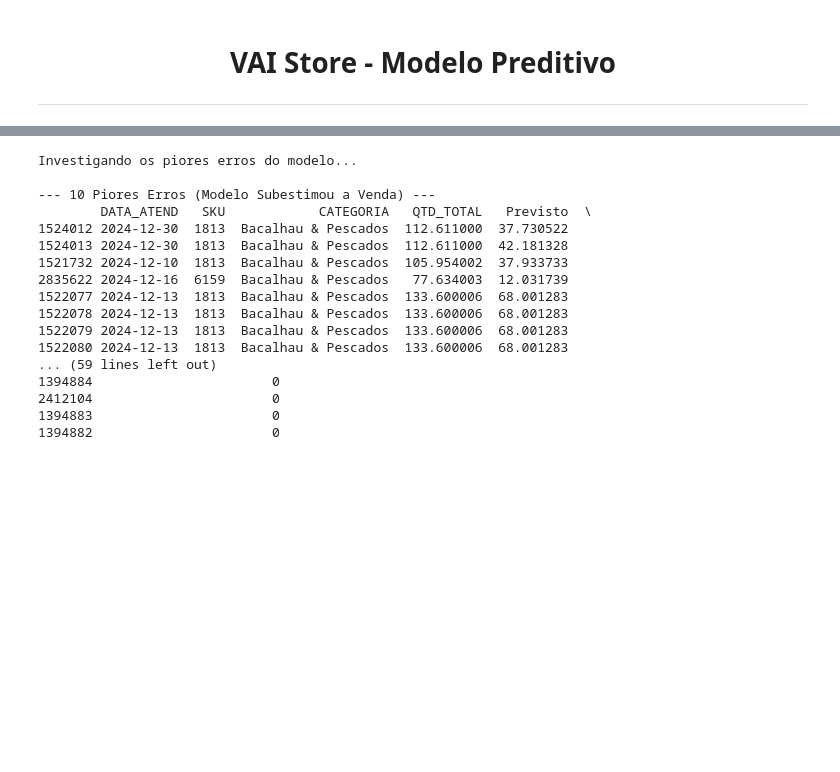
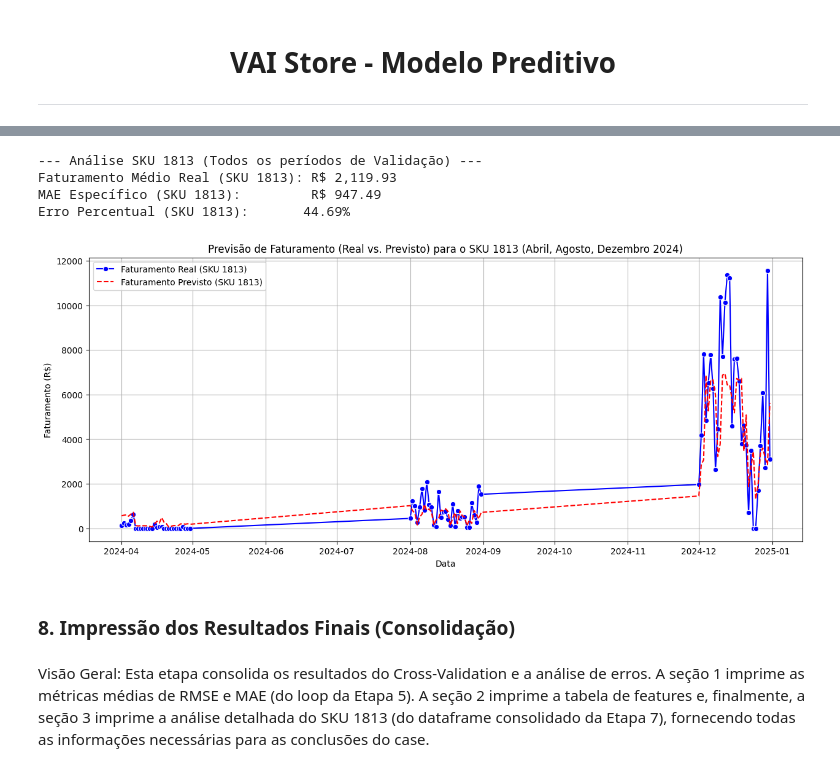
Before and after one commit to felipefsleal/Grupo6-ProjetoFinal, a Jupyter notebook: notebooks/03_modeling.ipynb, the cells around one changed output, grey strips where cells are left out. Cells and saved outputs as stored; diff of their text form; code cells hidden in the pictures; blank space fills up the shorter version.

```diff
--- a/notebooks/03_modeling.ipynb
+++ b/notebooks/03_modeling.ipynb
@@ -286,49 +276,44 @@ Visão Geral: Como o RMSE nos disse que há erros grandes, vamos encontrá-los.
 # %%
-print("Investigando os piores erros do modelo...")
+# Concatena os resultados de todos os folds em um único DataFrame
+df_all_results = pd.concat(all_fold_results)
 
-# Junta as previsões de volta ao df_val original
-df_val_results = df_val.copy()
-df_val_results['Previsto'] = y_pred
-df_val_results['Erro_Absoluto'] = (df_val_results['Previsto'] - df_val_results[TARGET]).abs()
-df_val_results['Erro'] = (df_val_results['Previsto'] - df_val_results[TARGET])
+# Filtra para o SKU 1813
+df_sku_1813 = df_all_results[df_all_results['SKU'] == 1813].copy()
+df_sku_1813['DATA_ATEND'] = pd.to_datetime(df_sku_1813['DATA_ATEND'])
 
-# Ordena pelos piores erros (onde o modelo mais subestimou)
-# Erro = Previsto - Real (Um erro de -50 significa que previmos 5 e o real foi 55)
-piores_erros = df_val_results.sort_values(by='Erro', ascending=True)
+# Calcula o MAE específico
+sku_1813_mae = mean_absolute_error(df_sku_1813[TARGET], df_sku_1813['Previsto'])
+sku_1813_fatur_medio = df_sku_1813[TARGET].mean()
 
-# Mostra as colunas mais importantes
-colunas_display = [
-    'DATA_ATEND',
-    'SKU',
-    'CATEGORIA',
-    'QTD_TOTAL',
-    'Previsto',
-    'Erro',
-    'ANTECIPACAO_PASCOA_14D',
-    'ANTECIPACAO_NATAL_21D',
-    'ANTECIPACAO_ANO_NOVO_7D'
-]
+print(f"\n--- Análise SKU 1813 (Todos os períodos de Validação) ---")
+print(f"Faturamento Médio Real (SKU 1813): R$ {sku_1813_fatur_medio:,.2f}")
+print(f"MAE Específico (SKU 1813):         R$ {sku_1813_mae:,.2f}")
 
-print("\n--- 10 Piores Erros (Modelo Subestimou a Venda) ---")
-print(piores_erros[colunas_display].head(10))
+# Evita divisão por zero
+if sku_1813_fatur_medio > 0:
+    print(f"Erro Percentual (SKU 1813):       {sku_1813_mae / sku_1813_fatur_medio * 100:,.2f}%")
+else:
+    print("SKU 1813 não teve faturamento no período de validação.")
 
-print("\n--- 10 'Melhores' Erros (Modelo Superestimou a Venda) ---")
-print(piores_erros[colunas_display].tail(10))
+
+# Plotar a série temporal Real vs. Previsto para o SKU 1813
+if not df_sku_1813.empty:
+    plt.figure(figsize=(15, 6))
+    sns.lineplot(data=df_sku_1813, x='DATA_ATEND', y=TARGET, label='Faturamento Real (SKU 1813)', color='blue', marker='o')
+    sns.lineplot(data=df_sku_1813, x='DATA_ATEND', y='Previsto', label='Faturamento Previsto (SKU 1813)', color='red', linestyle='--')
+    plt.title('Previsão de Faturamento (Real vs. Previsto) para o SKU 1813 (Abril, Agosto, Dezembro 2024)')
+    plt.ylabel('Faturamento (R$)')
+    plt.xlabel('Data')
+    plt.legend()
+    plt.grid(True)
+    plt.show()
 # %% [output]
-Investigando os piores erros do modelo...
-
---- 10 Piores Erros (Modelo Subestimou a Venda) ---
-        DATA_ATEND   SKU            CATEGORIA   QTD_TOTAL   Previsto  \
-1524012 2024-12-30  1813  Bacalhau & Pescados  112.611000  37.730522
-1524013 2024-12-30  1813  Bacalhau & Pescados  112.611000  42.181328
-1521732 2024-12-10  1813  Bacalhau & Pescados  105.954002  37.933733
-2835622 2024-12-16  6159  Bacalhau & Pescados   77.634003  12.031739
-1522077 2024-12-13  1813  Bacalhau & Pescados  133.600006  68.001283
-1522078 2024-12-13  1813  Bacalhau & Pescados  133.600006  68.001283
-1522079 2024-12-13  1813  Bacalhau & Pescados  133.600006  68.001283
-1522080 2024-12-13  1813  Bacalhau & Pescados  133.600006  68.001283
-... (59 lines left out)
-1394884                       0
-2412104                       0
-1394883                       0
-1394882                       0
+--- Análise SKU 1813 (Todos os períodos de Validação) ---
+Faturamento Médio Real (SKU 1813): R$ 2,119.93
+MAE Específico (SKU 1813):         R$ 947.49
+Erro Percentual (SKU 1813):       44.69%
+[figure, added]
+# %% [markdown]
+### 8. Impressão dos Resultados Finais (Consolidação)
+# %% [markdown]
+Visão Geral: Esta etapa consolida os resultados do Cross-Validation e a análise de erros. A seção 1 imprime as métricas médias de RMSE e MAE (do loop da Etapa 5). A seção 2 imprime a tabela de features e, finalmente, a seção 3 imprime a análise detalhada do SKU 1813 (do dataframe consolidado da Etapa 7), fornecendo todas as informações necessárias para as conclusões do case.
```
Also changed, not shown: parts of 45 cells of this notebook, 2 other files.
